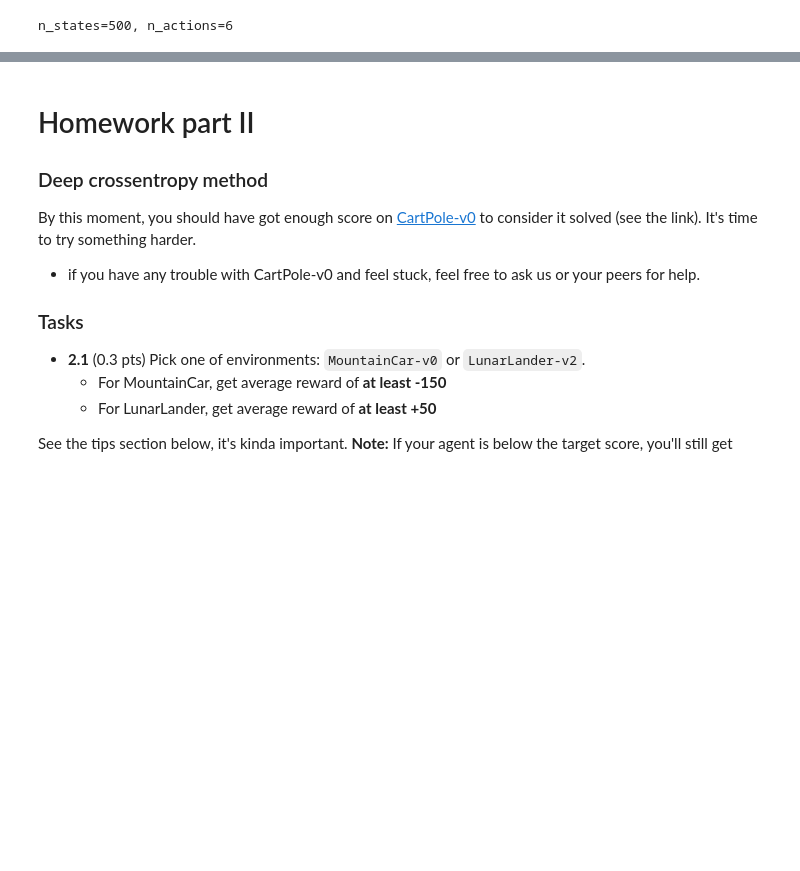
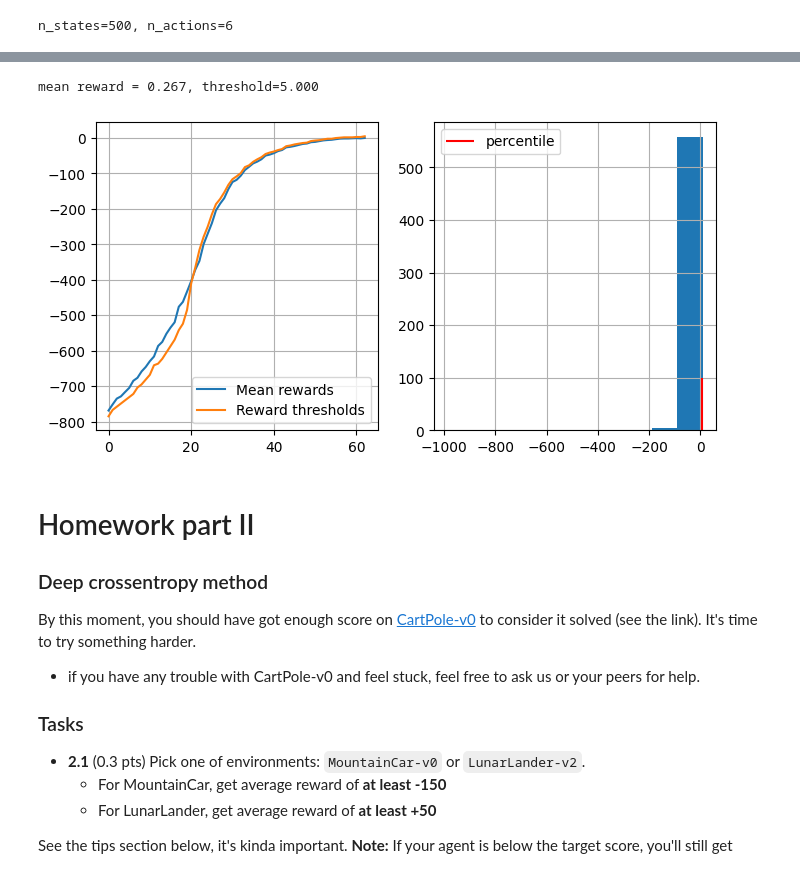
Before and after one commit to FuadBabaev/Advanced_RL, a Jupyter notebook: deep_crossentropy_method.ipynb, the cells around one changed output, grey strips where cells are left out. Saved outputs shown, nothing was run; the diff lists cells and outputs as text; code cells hidden in the pictures; blank space fills up the shorter version.

```diff
--- a/deep_crossentropy_method.ipynb
+++ b/deep_crossentropy_method.ipynb
@@ -373,23 +498,30 @@ def get_new_policy(elite_states, elite_actions):
+# %%
+policy = initialize_policy(n_states, n_actions)
 # %%
-n_sessions = 250  # sample this many sessions
-percentile = 50  # discard this percentage of sessions with lowest rewards
-learning_rate = 0.5  # how quickly the policy is updated, on a scale from 0 to 1
+n_sessions = 600
+percentile = 50
+learning_rate = 0.2
 
 log = []
 
 for i in range(100):
-    %time sessions = [ generate_session(env, policy, t_max=10**4) for _ in range(n_sessions)] #<YOUR CODE: generate a list of n_sessions new sessions> ]
+    %time sessions = [ generate_session(env, policy, t_max=10**4) for _ in range(n_sessions)]
 
     states_batch, actions_batch, rewards_batch = zip(*sessions)
 
-    elite_states, elite_actions = select_elites(states_batch, actions_batch, rewards_batch, percentile) #<YOUR CODE: select elite states & actions>
+    elite_states, elite_actions = select_elites(states_batch, actions_batch, rewards_batch, percentile)
 
-    new_policy = get_new_policy(elite_states, elite_actions) #<YOUR CODE: compute new policy>
+    new_policy = get_new_policy(elite_states, elite_actions)
 
     policy = learning_rate * new_policy + (1 - learning_rate) * policy
 
-    # display results on chart
     show_progress(rewards_batch, log, percentile)
+
+    if np.mean(rewards_batch) > 0:
+      break
+# %% [output]
+mean reward = 0.267, threshold=5.000
+[figure, added]
 # %% [markdown]
 # Homework part II
 
```
Also changed, not shown: parts of 5 cells of this notebook.
